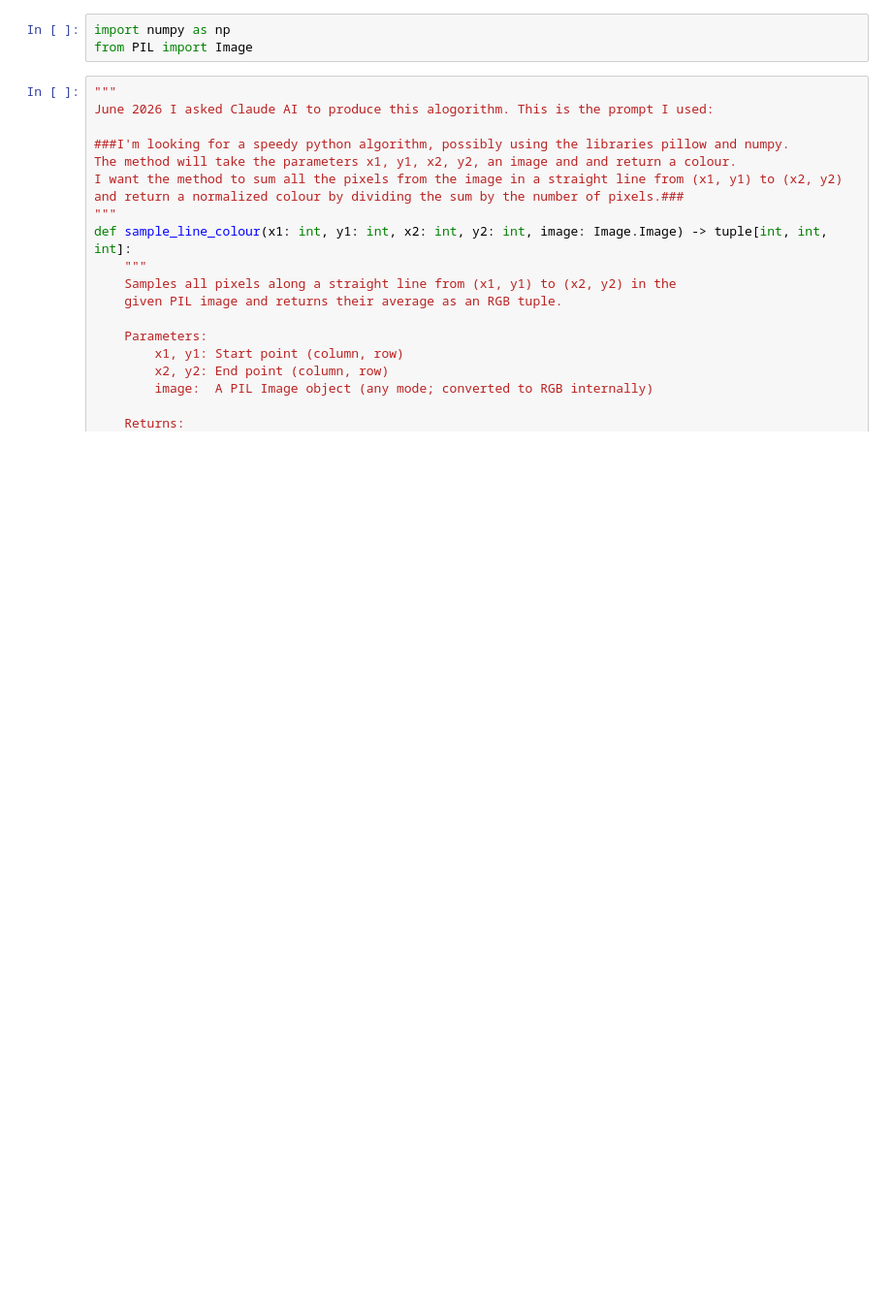
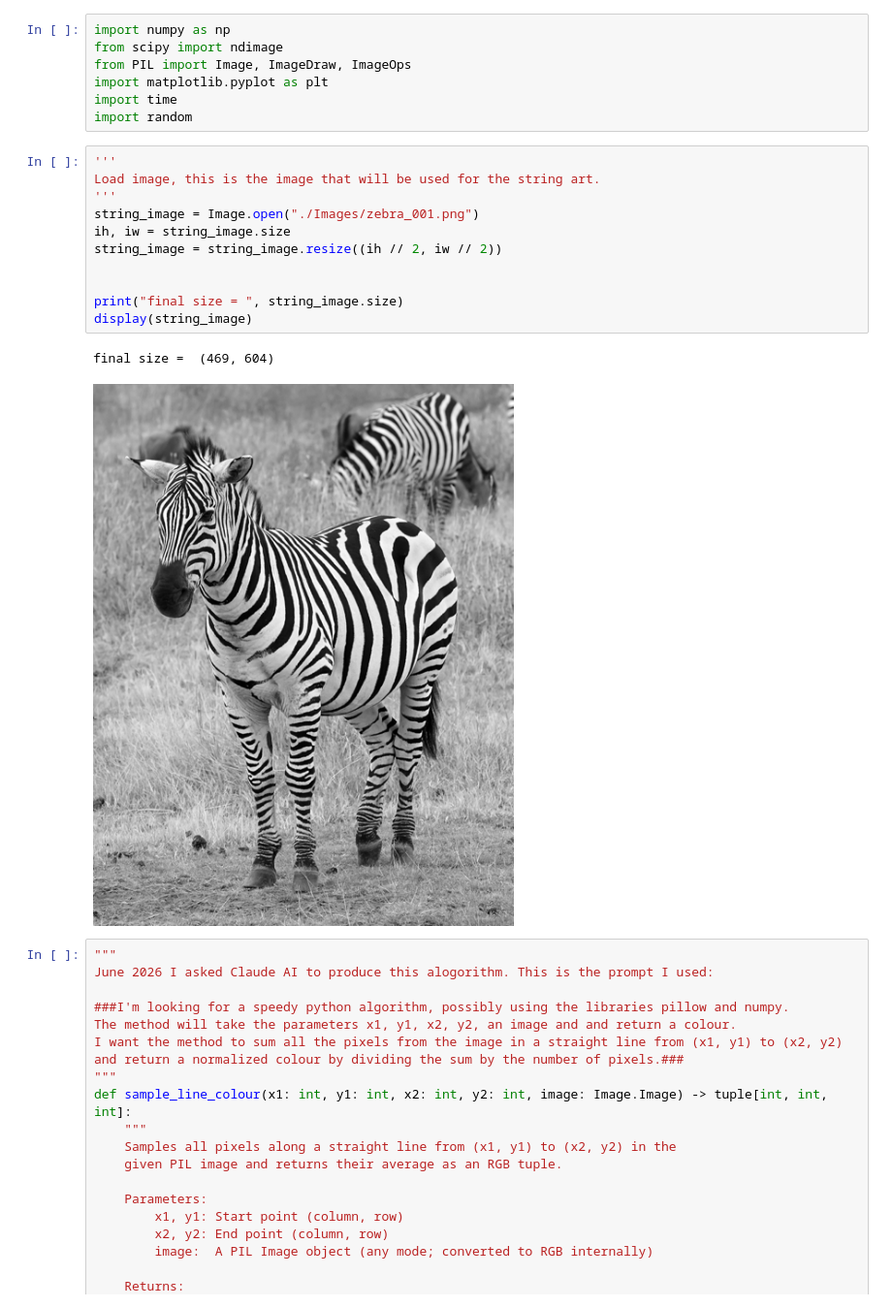
Before and after one commit to kjinks/StringOMatic, a Jupyter notebook: string_o_matic.ipynb, the cells around one changed output. Shown at 97% size. Cells and saved outputs as stored; diff of their text form; blank space fills up the shorter version.

```diff
--- a/string_o_matic.ipynb
+++ b/string_o_matic.ipynb
@@ -9,6 +11,24 @@ This is a stochatic tomographic approach.
 # %%
 import numpy as np
-from PIL import Image
+from scipy import ndimage
+from PIL import Image, ImageDraw, ImageOps
+import matplotlib.pyplot as plt
+import time
+import random
+# %%
+'''
+Load image, this is the image that will be used for the string art.
+'''
+string_image = Image.open("./Images/zebra_001.png")
+ih, iw = string_image.size
+string_image = string_image.resize((ih // 2, iw // 2))
+
+
+print("final size = ", string_image.size)
+display(string_image)
+# %% [output]
+final size =  (469, 604)
+[figure, added]
 # %%
 """
 June 2026 I asked Claude AI to produce this alogorithm. This is the prompt I used:
```
Also changed, not shown: parts of 4 cells of this notebook, 2 other files.
